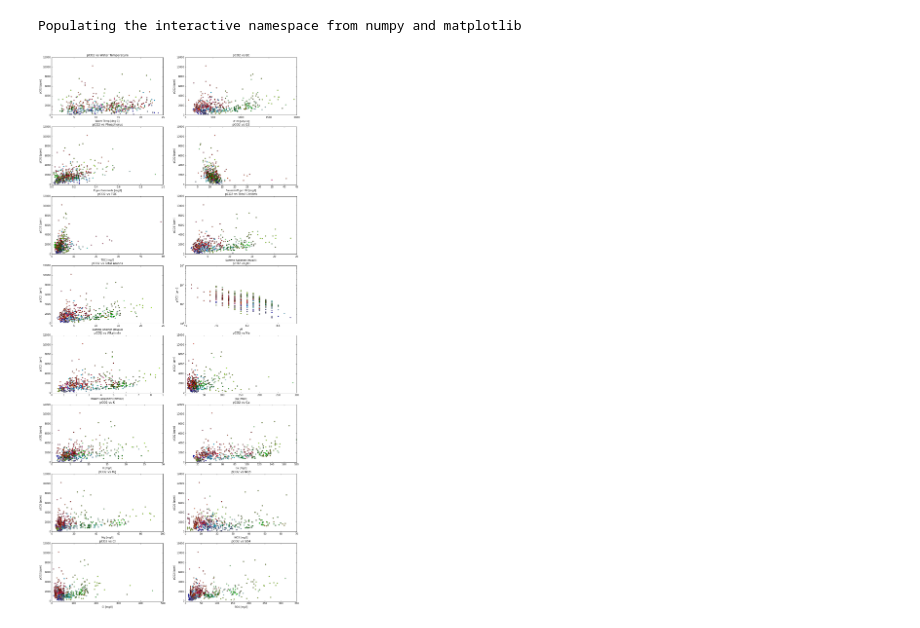
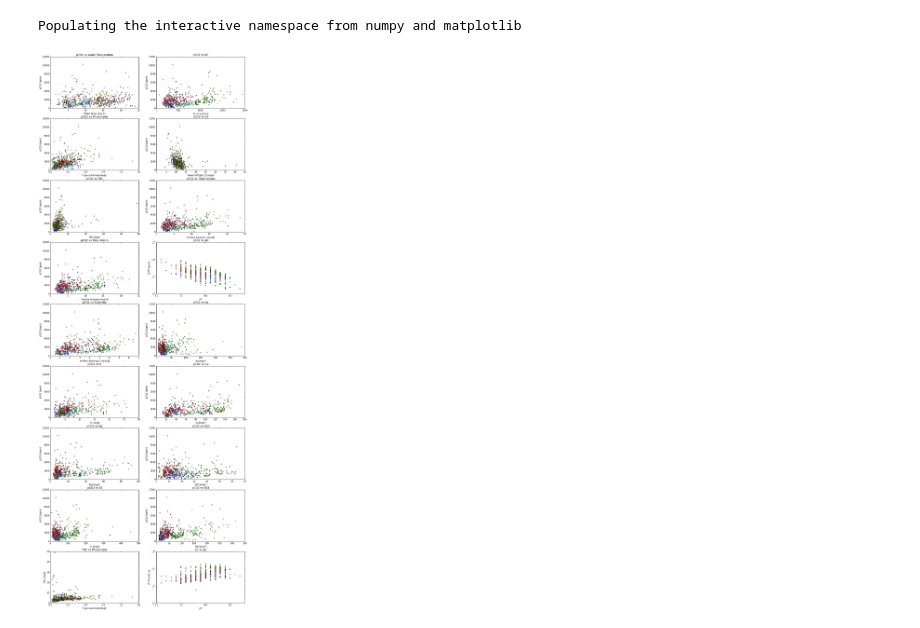
Before and after one commit to egyang24/CarbonStream, a Jupyter notebook: pCO2_location_specific.ipynb, the cells around one changed output. Cells and saved outputs as stored; diff of their text form; code cells hidden in the pictures.

```diff
--- a/pCO2_location_specific.ipynb
+++ b/pCO2_location_specific.ipynb
@@ -95,7 +95,7 @@ rhein9 = locsep(465,476)
 rhein10 = locsep(477,488)
 # %%
 def plotpco2(varnum,xlabel,varname):
-    plt.subplot(8,2,varnum)
+    plt.subplot(10,2,varnum)
     plt.plot(nahe1[varnum],nahe1[0],'o',color='Cyan',ms=4)
     plt.plot(nahe2[varnum],nahe2[0],'o',color='PaleTurquoise',ms=4)
     plt.plot(nahe3[varnum],nahe3[0],'o',color='Turquoise',ms=4)
@@ -139,23 +139,113 @@ def plotpco2(varnum,xlabel,varname):
     plt.ylabel('pCO2 [ppm]')
     plt.title('pCO2 vs '+varname)
 # %%
-plt.figure(figsize=(18,40))
+plt.figure(figsize=(16,50))
 plotpco2(1,'Water Temp [deg C]','Water Temperature')
 plotpco2(2,'LF 20 [uS/cm]','EC')
 plotpco2(3,'P ges Ganimede [mg/l]','Phosphorus')
 plotpco2(4,'Sauerstoff gel. O2 [mg/l]','O2')
 plotpco2(5,'TOC [mg/l]','TOC')
 plotpco2(6,'Summe Kationen [mval/l]','Total Cations')
 plotpco2(7,'Summe Anionen [mval/l]','Total Anions')
 plotpco2(8,'pH','pH')
 plt.yscale('log')
 plotpco2(9,'mWert (alkalinity) [mmol/l]','Alkalinity')
 plotpco2(10,'Na [mg/l]','Na')
 plotpco2(11,'K [mg/l]','K')
 plotpco2(12,'Ca [mg/l]','Ca')
 plotpco2(13,'Mg [mg/l]','Mg')
 plotpco2(14,'NO3 [mg/l]','NO3')
 plotpco2(15,'Cl [mg/l]','Cl')
 plotpco2(16,'SO4 [mg/l]','SO4')
+
+plt.subplot(10,2,17)
+plt.plot(nahe1[3],nahe1[5],'o',color='Cyan',ms=4)
+plt.plot(nahe2[3],nahe2[5],'o',color='PaleTurquoise',ms=4)
+plt.plot(nahe3[3],nahe3[5],'o',color='Turquoise',ms=4)
+plt.plot(nahe4[3],nahe4[5],'o',color='PowderBlue',ms=4)
+plt.plot(nahe5[3],nahe5[5],'o',color='SteelBlue',ms=4)
+plt.plot(nahe6[3],nahe6[5],'o',color='DeepSkyBlue',ms=4)
+plt.plot(nahe7[3],nahe7[5],'o',color='SkyBlue',ms=4)
+plt.plot(nahe8[3],nahe8[5],'o',color='DodgerBlue',ms=4)
+plt.plot(nahe9[3],nahe9[5],'o',color='RoyalBlue',ms=4)
+plt.plot(nahe10[3],nahe10[5],'o',color='MediumBlue',ms=4)
+plt.plot(nahe11[3],nahe11[5],'o',color='MidnightBlue',ms=4)
+plt.plot(nahe12[3],nahe12[5],'o',color='LightSlateGray',ms=4)
+plt.plot(nahe13[3],nahe13[5],'o',color='MediumSlateBlue',ms=4)
+plt.plot(ngw1[3],ngw1[5],'o',color='IndianRed',ms=4)
+plt.plot(ngw2[3],ngw2[5],'o',color='LightCoral',ms=4)
+plt.plot(ngw3[3],ngw3[5],'o',color='Salmon',ms=4)
+plt.plot(ngw4[3],ngw4[5],'o',color='DarkSalmon',ms=4)
+plt.plot(ngw5[3],ngw5[5],'o',color='LightSalmon',ms=4)
+plt.plot(ngw6[3],ngw6[5],'o',color='Crimson',ms=4)
+plt.plot(ngw7[3],ngw7[5],'o',color='Red',ms=4)
+plt.plot(ngw8[3],ngw8[5],'o',color='Firebrick',ms=4)
+plt.plot(ngw9[3],ngw9[5],'o',color='DarkRed',ms=4)
+plt.plot(ngw10[3],ngw10[5],'o',color='HotPink',ms=4)
+plt.plot(ngw11[3],ngw11[5],'o',color='DeepPink',ms=4)
+plt.plot(ngw12[3],ngw12[5],'o',color='Coral',ms=4)
+plt.plot(ngw13[3],ngw13[5],'o',color='Tomato',ms=4)
+plt.plot(ngw14[3],ngw14[5],'o',color='OrangeRed',ms=4)
+plt.plot(ngw15[3],ngw15[5],'o',color='Maroon',ms=4)
+plt.plot(ngw16[3],ngw16[5],'o',color='PaleVioletRed',ms=4)
+plt.plot(rhein1[3],rhein1[5],'o',color='GreenYellow',ms=4)
+plt.plot(rhein2[3],rhein2[5],'o',color='Lime',ms=4)
+plt.plot(rhein3[3],rhein3[5],'o',color='LimeGreen',ms=4)
+plt.plot(rhein4[3],rhein4[5],'o',color='PaleGreen',ms=4)
+plt.plot(rhein5[3],rhein5[5],'o',color='Green',ms=4)
+plt.plot(rhein6[3],rhein6[5],'o',color='DarkGreen',ms=4)
+plt.plot(rhein7[3],rhein7[5],'o',color='YellowGreen',ms=4)
+plt.plot(rhein8[3],rhein8[5],'o',color='OliveDrab',ms=4)
+plt.plot(rhein9[3],rhein9[5],'o',color='Olive',ms=4)
+plt.plot(rhein10[3],rhein10[5],'o',color='DarkOliveGreen',ms=4)
+plt.xlabel('P ges Ganimede [mg/l]')
+plt.ylabel('TOC [mg/l]')
+plt.title('TOC vs Phosphorus')
+
+
+plt.subplot(10,2,18)
+plt.plot(nahe1[8],nahe1[2],'o',color='Cyan',ms=4)
+plt.plot(nahe2[8],nahe2[2],'o',color='PaleTurquoise',ms=4)
+plt.plot(nahe3[8],nahe3[2],'o',color='Turquoise',ms=4)
+plt.plot(nahe4[8],nahe4[2],'o',color='PowderBlue',ms=4)
+plt.plot(nahe5[8],nahe5[2],'o',color='SteelBlue',ms=4)
+plt.plot(nahe6[8],nahe6[2],'o',color='DeepSkyBlue',ms=4)
+plt.plot(nahe7[8],nahe7[2],'o',color='SkyBlue',ms=4)
+plt.plot(nahe8[8],nahe8[2],'o',color='DodgerBlue',ms=4)
+plt.plot(nahe9[8],nahe9[2],'o',color='RoyalBlue',ms=4)
+plt.plot(nahe10[8],nahe10[2],'o',color='MediumBlue',ms=4)
+plt.plot(nahe11[8],nahe11[2],'o',color='MidnightBlue',ms=4)
+plt.plot(nahe12[8],nahe12[2],'o',color='LightSlateGray',ms=4)
+plt.plot(nahe13[8],nahe13[2],'o',color='MediumSlateBlue',ms=4)
+plt.plot(ngw1[8],ngw1[2],'o',color='IndianRed',ms=4)
+plt.plot(ngw2[8],ngw2[2],'o',color='LightCoral',ms=4)
+plt.plot(ngw3[8],ngw3[2],'o',color='Salmon',ms=4)
+plt.plot(ngw4[8],ngw4[2],'o',color='DarkSalmon',ms=4)
+plt.plot(ngw5[8],ngw5[2],'o',color='LightSalmon',ms=4)
+plt.plot(ngw6[8],ngw6[2],'o',color='Crimson',ms=4)
+plt.plot(ngw7[8],ngw7[2],'o',color='Red',ms=4)
+plt.plot(ngw8[8],ngw8[2],'o',color='Firebrick',ms=4)
+plt.plot(ngw9[8],ngw9[2],'o',color='DarkRed',ms=4)
+plt.plot(ngw10[8],ngw10[2],'o',color='HotPink',ms=4)
+plt.plot(ngw11[8],ngw11[2],'o',color='DeepPink',ms=4)
+plt.plot(ngw12[8],ngw12[2],'o',color='Coral',ms=4)
+plt.plot(ngw13[8],ngw13[2],'o',color='Tomato',ms=4)
+plt.plot(ngw14[8],ngw14[2],'o',color='OrangeRed',ms=4)
+plt.plot(ngw15[8],ngw15[2],'o',color='Maroon',ms=4)
+plt.plot(ngw16[8],ngw16[2],'o',color='PaleVioletRed',ms=4)
+plt.plot(rhein1[8],rhein1[2],'o',color='GreenYellow',ms=4)
+plt.plot(rhein2[8],rhein2[2],'o',color='Lime',ms=4)
+plt.plot(rhein3[8],rhein3[2],'o',color='LimeGreen',ms=4)
+plt.plot(rhein4[8],rhein4[2],'o',color='PaleGreen',ms=4)
+plt.plot(rhein5[8],rhein5[2],'o',color='Green',ms=4)
+plt.plot(rhein6[8],rhein6[2],'o',color='DarkGreen',ms=4)
+plt.plot(rhein7[8],rhein7[2],'o',color='YellowGreen',ms=4)
+plt.plot(rhein8[8],rhein8[2],'o',color='OliveDrab',ms=4)
+plt.plot(rhein9[8],rhein9[2],'o',color='Olive',ms=4)
+plt.plot(rhein10[8],rhein10[2],'o',color='DarkOliveGreen',ms=4)
+plt.xlabel('pH')
+plt.ylabel('LF 20 [uS/cm]')
+plt.title('EC vs pH')
+plt.yscale('log')
 # %% [output]
-[figure, old version]
+[figure, new version]
```
